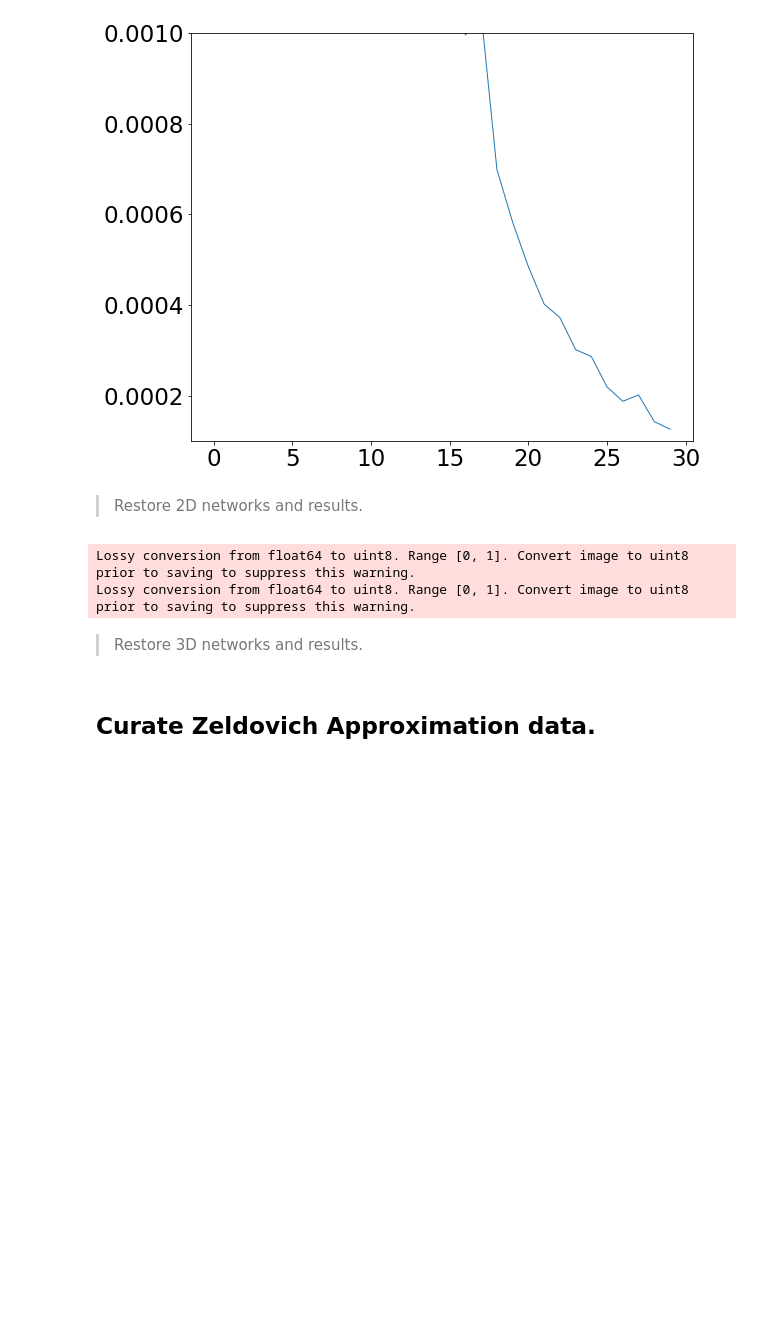
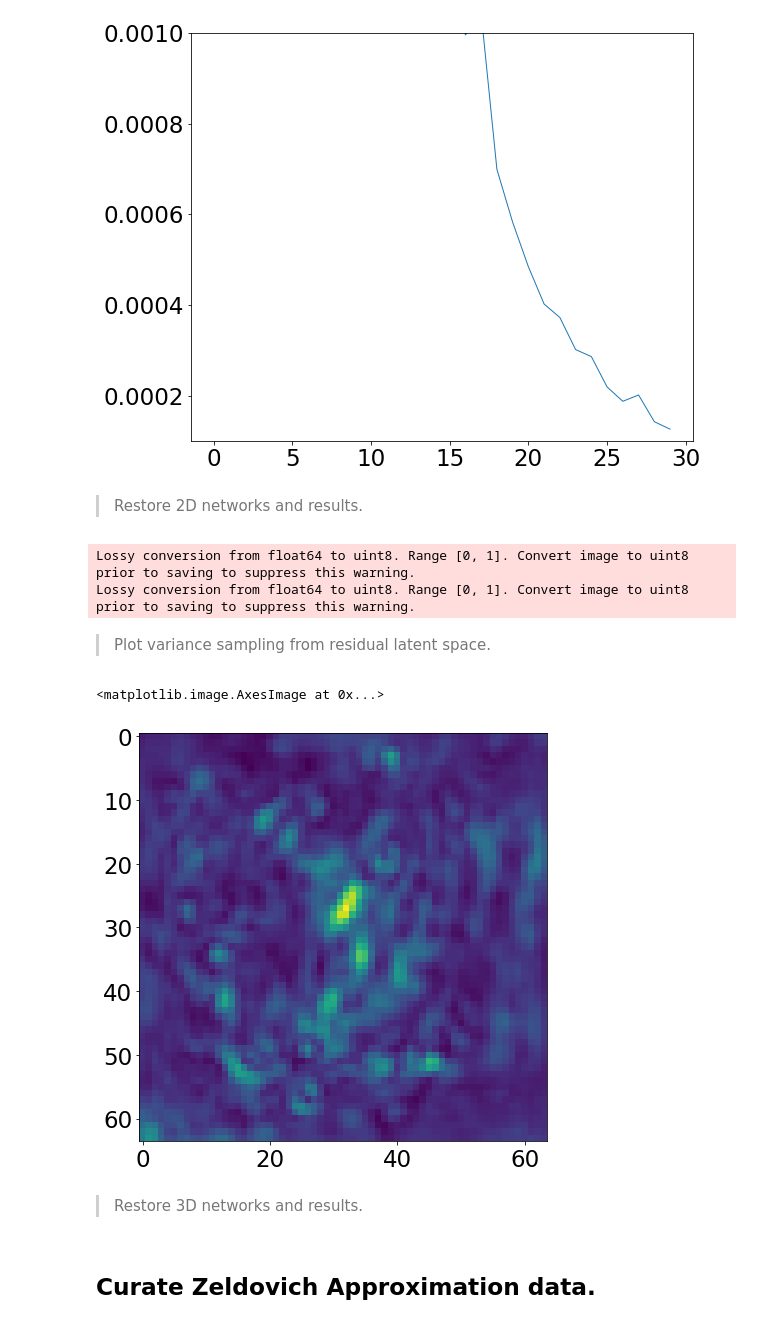
Before and after one commit to tingyuansen/IMLE_on_Galaxy_Images, a Jupyter notebook: IMLE.ipynb, the cells around one changed output. Cells and saved outputs as stored; diff of their text form; code cells hidden in the pictures; blank space fills up the shorter version.

```diff
--- a/IMLE.ipynb
+++ b/IMLE.ipynb
@@ -214,6 +216,18 @@ imageio.imwrite("../Results_2D_real.png", img)
 # %% [output]
 Lossy conversion from float64 to uint8. Range [0, 1]. Convert image to uint8 prior to saving to suppress this warning.
 Lossy conversion from float64 to uint8. Range [0, 1]. Convert image to uint8 prior to saving to suppress this warning.
+# %% [markdown]
+> Plot variance sampling from residual latent space.
+# %%
+# restore results
+temp = np.load("../samples_closest.npz")
+ind = 2
+samples_np = np.std(temp["samples_np"][ind*100:(ind+1)*100,:], axis=0)
+
+plt.imshow(samples_np[0,:,:])
+# %% [output]
+<matplotlib.image.AxesImage at 0x...>
+[figure, added]
 # %% [markdown]
 > Restore 3D networks and results.
 # %%
```
Also changed, not shown: parts of 1 cell of this notebook, 1 other file.
